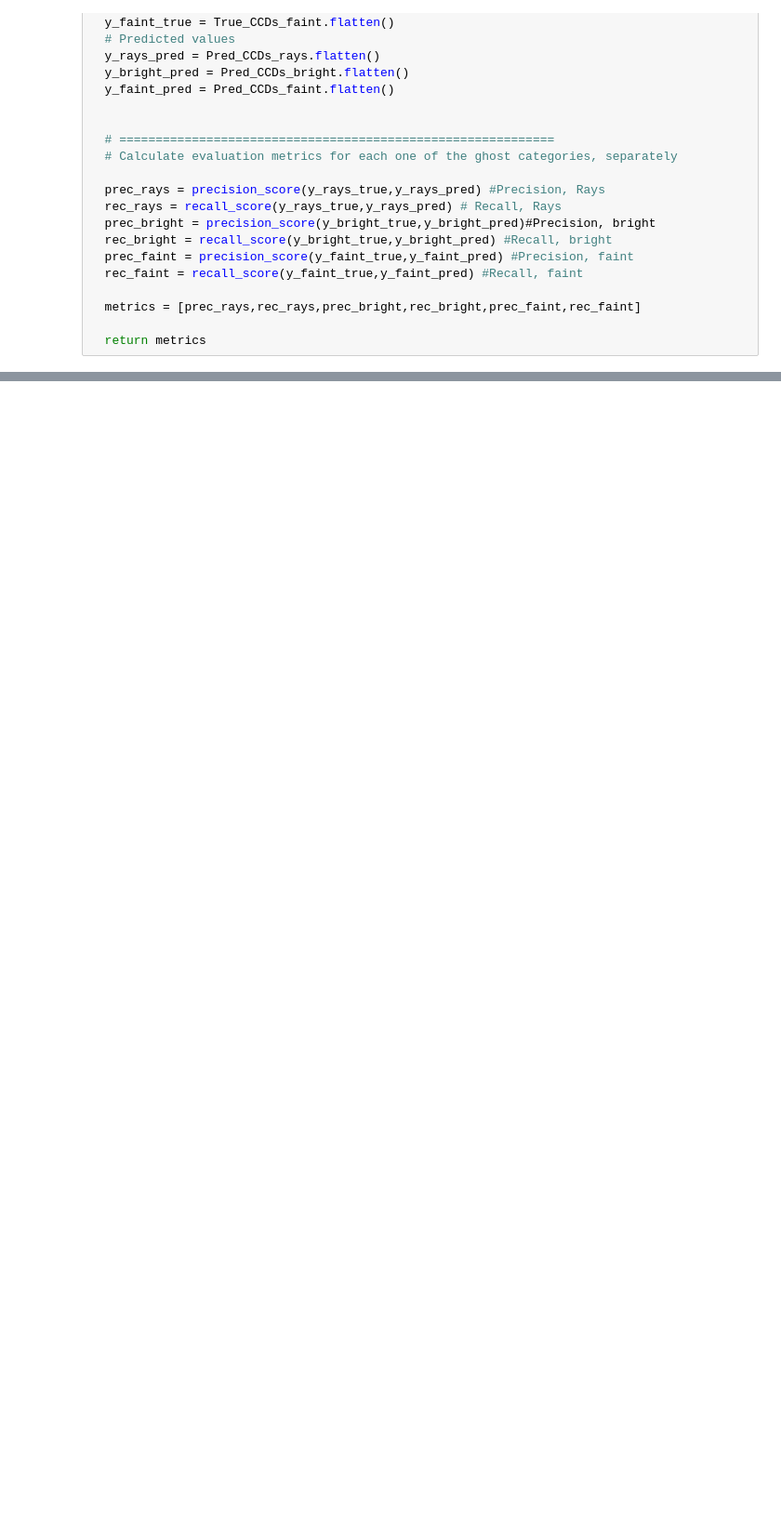
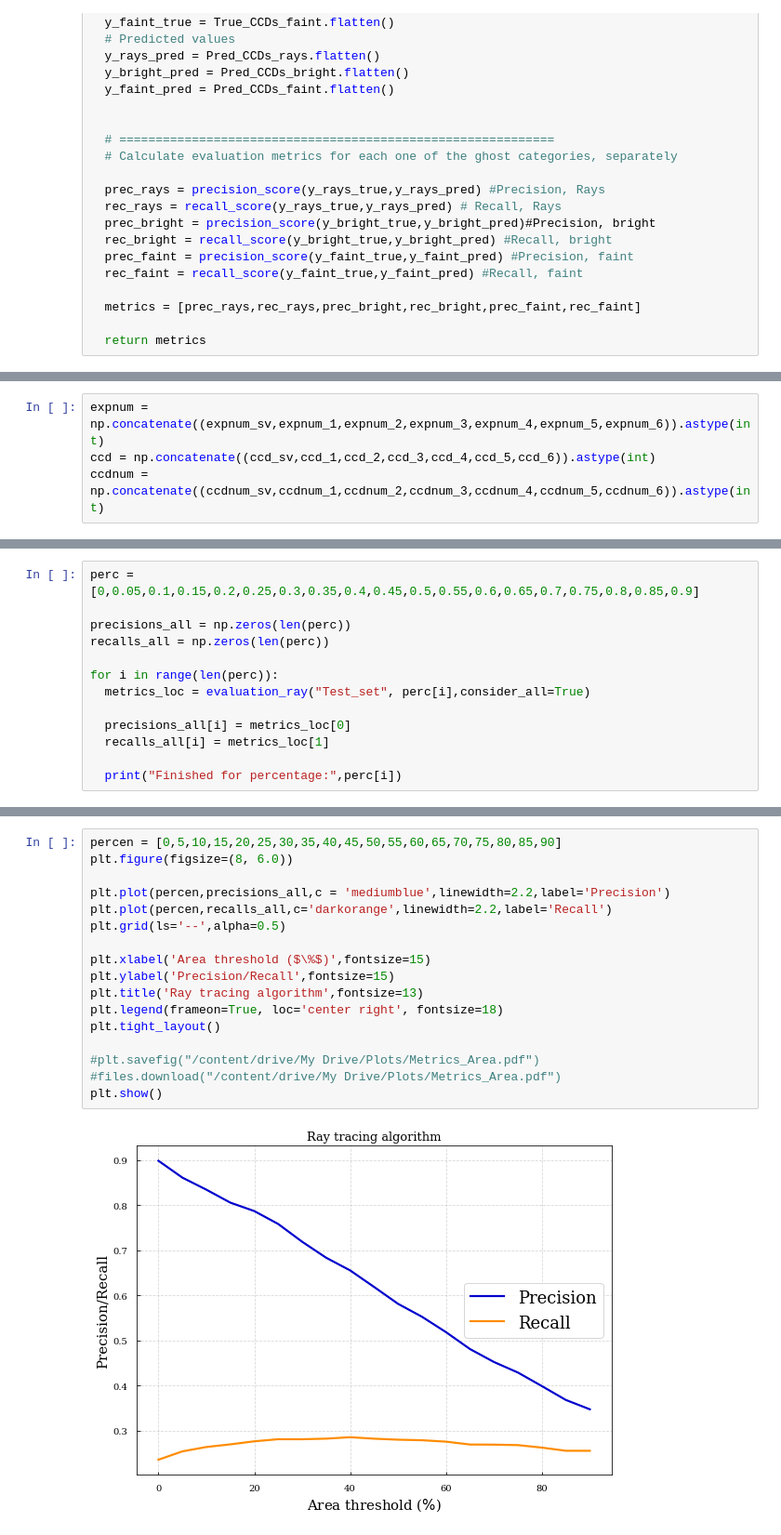
Before and after one commit to dtanoglidis/DeepGhostBusters, a Jupyter notebook: Inference_and_Evaluation.ipynb, the cells around one changed output, grey strips where cells are left out. Shown at 93% size. Cells and saved outputs as stored; diff of their text form; blank space fills up the shorter version.

```diff
--- a/Inference_and_Evaluation.ipynb
+++ b/Inference_and_Evaluation.ipynb
@@ -609,0 +660,4 @@ plt.show()
+# %%
+expnum = np.concatenate((expnum_sv,expnum_1,expnum_2,expnum_3,expnum_4,expnum_5,expnum_6)).astype(int)
+ccd = np.concatenate((ccd_sv,ccd_1,ccd_2,ccd_3,ccd_4,ccd_5,ccd_6)).astype(int)
+ccdnum = np.concatenate((ccdnum_sv,ccdnum_1,ccdnum_2,ccdnum_3,ccdnum_4,ccdnum_5,ccdnum_6)).astype(int)
@@ -609,0 +780,13 @@ plt.show()
+# %%
+perc = [0,0.05,0.1,0.15,0.2,0.25,0.3,0.35,0.4,0.45,0.5,0.55,0.6,0.65,0.7,0.75,0.8,0.85,0.9]
+
+precisions_all = np.zeros(len(perc))
+recalls_all = np.zeros(len(perc))
+
+for i in range(len(perc)):
+  metrics_loc = evaluation_ray("Test_set", perc[i],consider_all=True)
+
+  precisions_all[i] = metrics_loc[0]
+  recalls_all[i] = metrics_loc[1]
+
+  print("Finished for percentage:",perc[i])
@@ -609,0 +813,19 @@ plt.show()
+# %%
+percen = [0,5,10,15,20,25,30,35,40,45,50,55,60,65,70,75,80,85,90]
+plt.figure(figsize=(8, 6.0))
+
+plt.plot(percen,precisions_all,c = 'mediumblue',linewidth=2.2,label='Precision')
+plt.plot(percen,recalls_all,c='darkorange',linewidth=2.2,label='Recall')
+plt.grid(ls='--',alpha=0.5)
+
+plt.xlabel('Area threshold ($\%$)',fontsize=15)
+plt.ylabel('Precision/Recall',fontsize=15)
+plt.title('Ray tracing algorithm',fontsize=13)
+plt.legend(frameon=True, loc='center right', fontsize=18)
+plt.tight_layout()
+
+#plt.savefig("/content/drive/My Drive/Plots/Metrics_Area.pdf")
+#files.download("/content/drive/My Drive/Plots/Metrics_Area.pdf")
+plt.show()
+# %% [output]
+[figure, added]
```
Also changed, not shown: parts of 25 cells of this notebook.
